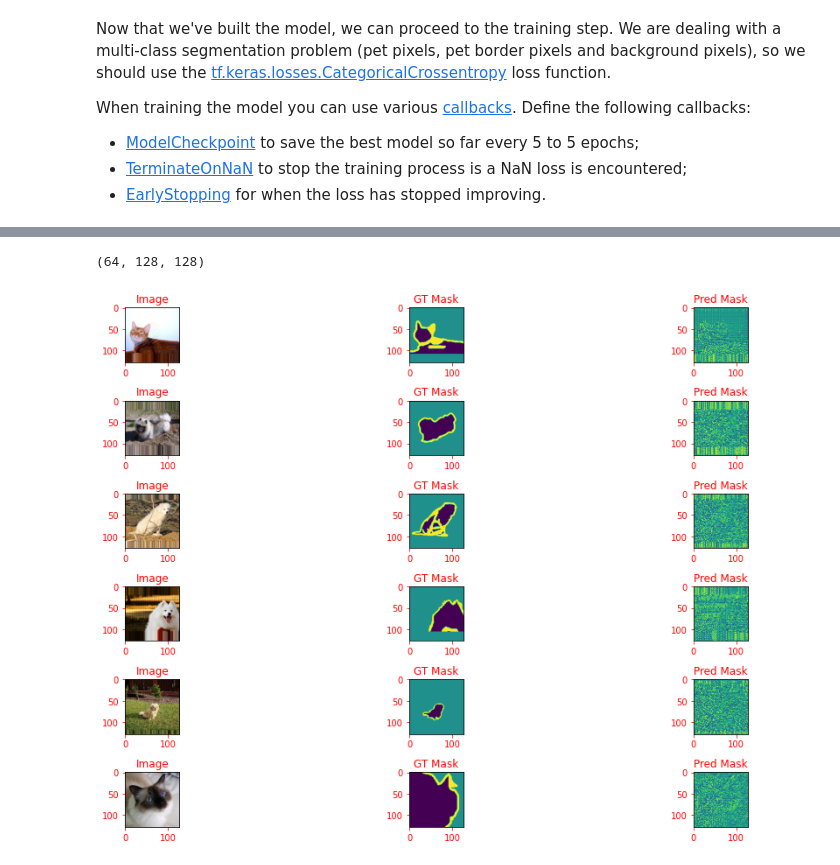
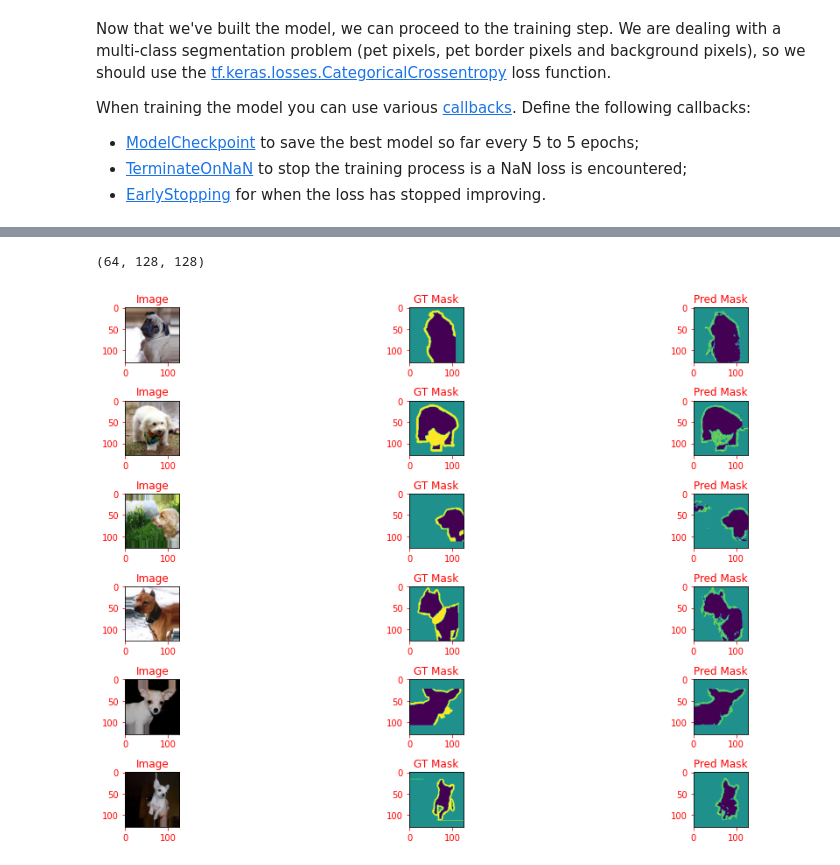
Before and after one commit to ComanacDragos/ComputerVisionAndDeepLearning, a Jupyter notebook: lab5/Computer_Vision_and_Deep_Learning_Laboratory_5_[students].ipynb, the cells around one changed output, grey strips where cells are left out. Cells and saved outputs as stored; diff of their text form; code cells hidden in the pictures.

```diff
--- a/lab5/Computer_Vision_and_Deep_Learning_Laboratory_5_[students].ipynb
+++ b/lab5/Computer_Vision_and_Deep_Learning_Laboratory_5_[students].ipynb
@@ -467,6 +467,12 @@ def mean_pixel_acc(y_true, y_pred):
     eq = K.equal(tf.cast(y_true, tf.int64), tf.expand_dims(tf.argmax(y_pred, axis=-1), axis=-1))
     return K.mean((tf.map_fn(K.sum, tf.cast(eq, tf.int64)) / (128*128)))
 
+def get_intersection_and_union(true, pred):
+    cm = tf.math.confusion_matrix(true, pred, num_classes=3)
+    intersection = tf.linalg.diag_part(cm)
+    union = tf.reduce_sum(cm, axis=1) - intersection + tf.reduce_sum(cm, axis=0)
+    return intersection, union
+
 def iou(y_true, y_pred):
     """
     y_true - array of shape (batch_size, height, width, 1) with the ground truth labels
@@ -474,8 +480,20 @@ def iou(y_true, y_pred):
     """
     # TODO your code here
     pred = tf.expand_dims(tf.argmax(y_pred, axis=-1), axis=-1)
+    flat = tf.keras.layers.Flatten()
+    flatten_true = flat(y_true)
+    flatten_pred = flat(pred)
+    intersection, union = tf.map_fn(lambda x: get_intersection_and_union(x[0], x[1]), (flatten_true, flatten_pred), fn_output_signature=(tf.int32, tf.int32))
+    intersection, union = tf.cast(intersection, tf.float64), tf.cast(union, tf.float64)
+    mean = tf.reduce_mean(tf.math.divide_no_nan(intersection, union), axis=1)
+    return K.mean(mean)
 
-    return 0
+def get_intersection_and_union_weighted(true, pred):
+    cm = tf.math.confusion_matrix(true, pred, num_classes=3)
+    intersection = tf.linalg.diag_part(cm)
+    total_pixels =  tf.reduce_sum(cm, axis=1)
+    union = total_pixels - intersection + tf.reduce_sum(cm, axis=0)
+    return intersection*total_pixels, union
 
 def fw_iou(y_true, y_pred):
     """
@@ -483,7 +501,14 @@ def fw_iou(y_true, y_pred):
     y_pred - array of shape (bacth_size, height, width, 3) with the predicted labels
     """
     # TODO your code here
-    return 0
+    pred = tf.expand_dims(tf.argmax(y_pred, axis=-1), axis=-1)
+    flat = tf.keras.layers.Flatten()
+    flatten_true = flat(y_true)
+    flatten_pred = flat(pred)
+    intersection, union = tf.map_fn(lambda x: get_intersection_and_union_weighted(x[0], x[1]), (flatten_true, flatten_pred), fn_output_signature=(tf.int32, tf.int32))
+    intersection, union = tf.cast(intersection, tf.float64), tf.cast(union, tf.float64)
+    mean = tf.reduce_sum(tf.math.divide_no_nan(intersection, union), axis=1) / (128*128)
+    return K.mean(mean)
 
 def save_model(model, name):
     val_loss, val_acc = model.evaluate(val_generator, verbose=2)
@@ -540,26 +575,33 @@ val_loss, val_acc = model.evaluate(val_generator, verbose=2)
 # %%
 # now let's see some predictions
-batch_x, batch_y = val_generator[0]
-predictions = model.predict(batch_x)
+batch_x, batch_y = val_generator[1]
+#new_model = build_unet((128,128,3), 3, True)
+#new_model.load_weights("weights/checkpoint/checkpoint")
+new_model = tf.keras.models.load_model("weights/model_final.h5", custom_objects={
+    "mean_pixel_acc": mean_pixel_acc,
+    "iou": iou,
+    "fw_iou": fw_iou
+})
+predictions = new_model.predict(batch_x)
 predictions = tf.argmax(predictions, axis=-1)
 print(predictions.shape)
 fig, axes = plt.subplots(nrows=6, ncols=3, figsize=[16, 9])
 
 for i in range(len(axes)):
     axes[i][0].imshow(batch_x[i])
     axes[i][0].set_title('Image')
 
     axes[i][1].imshow(batch_y[i][:, :, 0])
     axes[i][1].set_title('GT Mask')
 
     axes[i][2].imshow(predictions[i] )
     axes[i][2].set_title('Pred Mask')
 
 plt.tight_layout()
 plt.show()
 # %% [output]
 (64, 128, 128)
-[figure, old version]
+[figure, new version]
 # %% [markdown]
 ## Evaluation metrics
 
```
Also changed, not shown: parts of 8 cells of this notebook, 7 other files.
